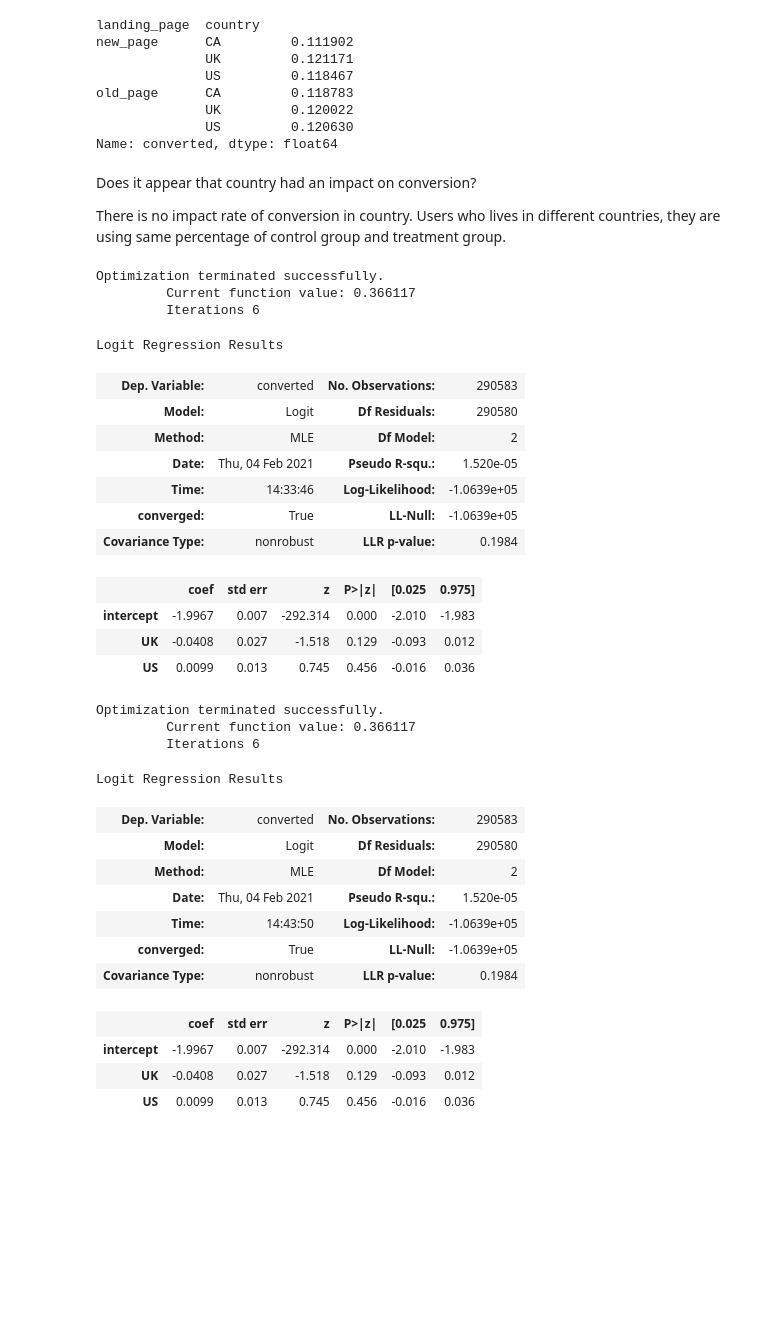
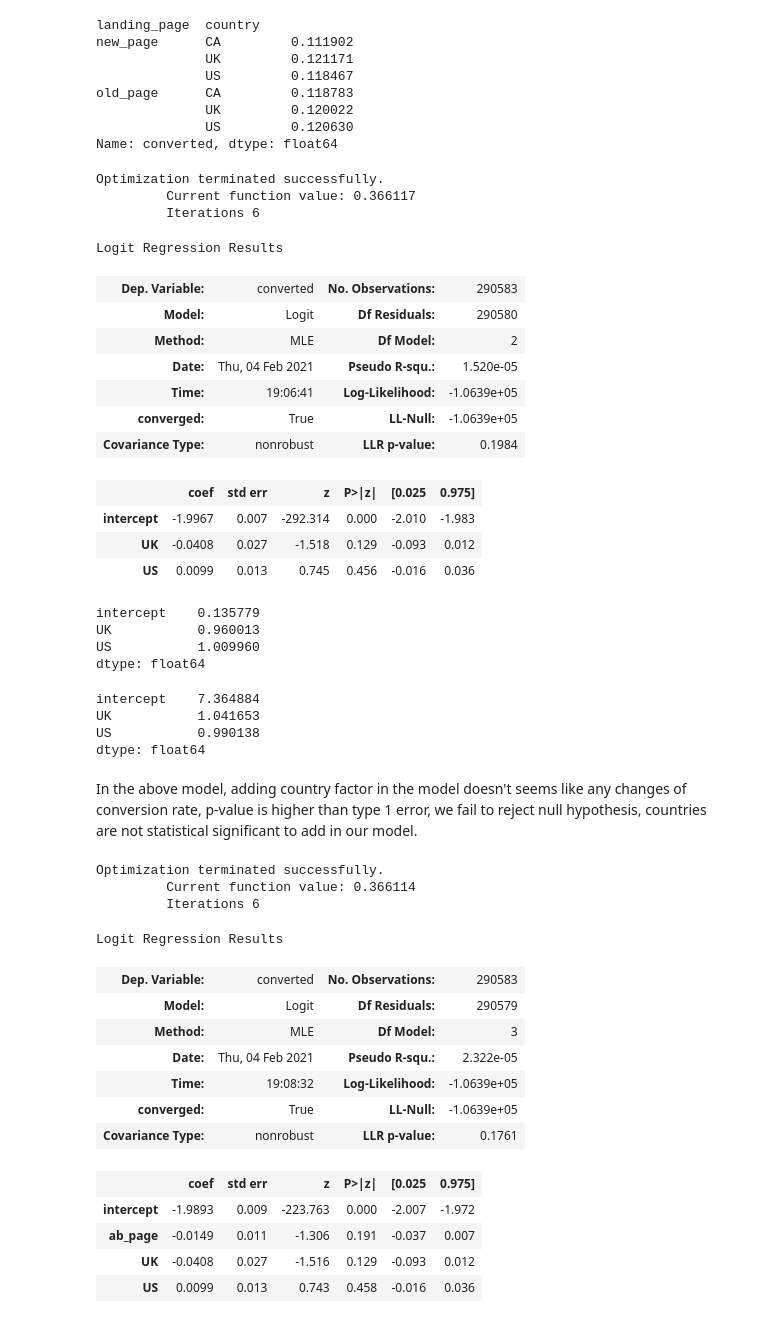
Before and after one commit to Sinha123456/udacity_lesson_project, a Jupyter notebook: A_BTesting.ipynb, the cells around one changed output. Drawn from its saved outputs; the diff is of its cells as text; code cells hidden in the pictures; blank space fills up the shorter version.

```diff
--- a/A_BTesting.ipynb
+++ b/A_BTesting.ipynb
@@ -522,14 +531,10 @@ old_page      CA         0.118783
               UK         0.120022
               US         0.120630
 Name: converted, dtype: float64
-# %% [markdown]
-Does it appear that country had an impact on conversion?
-
-There is no impact rate of conversion in country. Users who lives in different countries, they are using same percentage of control group and treatment group.
 # %%
-log_mod = sm.Logit(df2['converted'], df2[['intercept', 'UK', 'US']])
-results = log_mod.fit()
-results.summary()
+logit2 = sm.Logit(df2['converted'], df2[['intercept', 'UK', 'US']])
+results2 = logit2.fit()
+results2.summary()
 # %% [output]
 Optimization terminated successfully.
          Current function value: 0.366117
@@ -539,30 +544,49 @@ Logit Regression Results
 | Model: | Logit | Df Residuals: | 290580 |
 | Method: | MLE | Df Model: | 2 |
 | Date: | Thu, 04 Feb 2021 | Pseudo R-squ.: | 1.520e-05 |
-| Time: | 14:33:46 | Log-Likelihood: | -1.0639e+05 |
+| Time: | 19:06:41 | Log-Likelihood: | -1.0639e+05 |
 | converged: | True | LL-Null: | -1.0639e+05 |
 | Covariance Type: | nonrobust | LLR p-value: | 0.1984 |
 |  | coef | std err | z | P>|z| | [0.025 | 0.975] |
 | intercept | -1.9967 | 0.007 | -292.314 | 0.000 | -2.010 | -1.983 |
 | UK | -0.0408 | 0.027 | -1.518 | 0.129 | -0.093 | 0.012 |
 | US | 0.0099 | 0.013 | 0.745 | 0.456 | -0.016 | 0.036 |
+# %%
+#log odds
+np.exp(results2.params)
+# %% [output]
+intercept    0.135779
+UK           0.960013
+US           1.009960
+dtype: float64
+# %%
+#reciprocal of log odds
+1/_
+# %% [output]
+intercept    7.364884
+UK           1.041653
+US           0.990138
+dtype: float64
+# %% [markdown]
+In the above model, adding country factor in the model doesn't seems like any changes of conversion rate, p-value is higher than type 1 error, we fail to reject null hypothesis, countries are not statistical significant to add in our model.
 # %%
-log_mod2 = sm.Logit(df2['ab_page'], df2[['intercept', 'UK', 'US']])
-results2 = log_mod.fit()
-results2.summary()
+logit3 = sm.Logit(df2['converted'], df2[['intercept', 'ab_page', 'UK', 'US']])
+results3 = logit3.fit()
+results3.summary()
 # %% [output]
 Optimization terminated successfully.
-         Current function value: 0.366117
+         Current function value: 0.366114
          Iterations 6
 Logit Regression Results
 | Dep. Variable: | converted | No. Observations: | 290583 |
-| Model: | Logit | Df Residuals: | 290580 |
-| Method: | MLE | Df Model: | 2 |
-| Date: | Thu, 04 Feb 2021 | Pseudo R-squ.: | 1.520e-05 |
-| Time: | 14:43:50 | Log-Likelihood: | -1.0639e+05 |
+| Model: | Logit | Df Residuals: | 290579 |
+| Method: | MLE | Df Model: | 3 |
+| Date: | Thu, 04 Feb 2021 | Pseudo R-squ.: | 2.322e-05 |
+| Time: | 19:08:32 | Log-Likelihood: | -1.0639e+05 |
 | converged: | True | LL-Null: | -1.0639e+05 |
-| Covariance Type: | nonrobust | LLR p-value: | 0.1984 |
+| Covariance Type: | nonrobust | LLR p-value: | 0.1761 |
 |  | coef | std err | z | P>|z| | [0.025 | 0.975] |
-| intercept | -1.9967 | 0.007 | -292.314 | 0.000 | -2.010 | -1.983 |
-| UK | -0.0408 | 0.027 | -1.518 | 0.129 | -0.093 | 0.012 |
-| US | 0.0099 | 0.013 | 0.745 | 0.456 | -0.016 | 0.036 |
+| intercept | -1.9893 | 0.009 | -223.763 | 0.000 | -2.007 | -1.972 |
+| ab_page | -0.0149 | 0.011 | -1.306 | 0.191 | -0.037 | 0.007 |
+| UK | -0.0408 | 0.027 | -1.516 | 0.129 | -0.093 | 0.012 |
+| US | 0.0099 | 0.013 | 0.743 | 0.458 | -0.016 | 0.036 |
```
Also changed, not shown: parts of 28 cells of this notebook.
